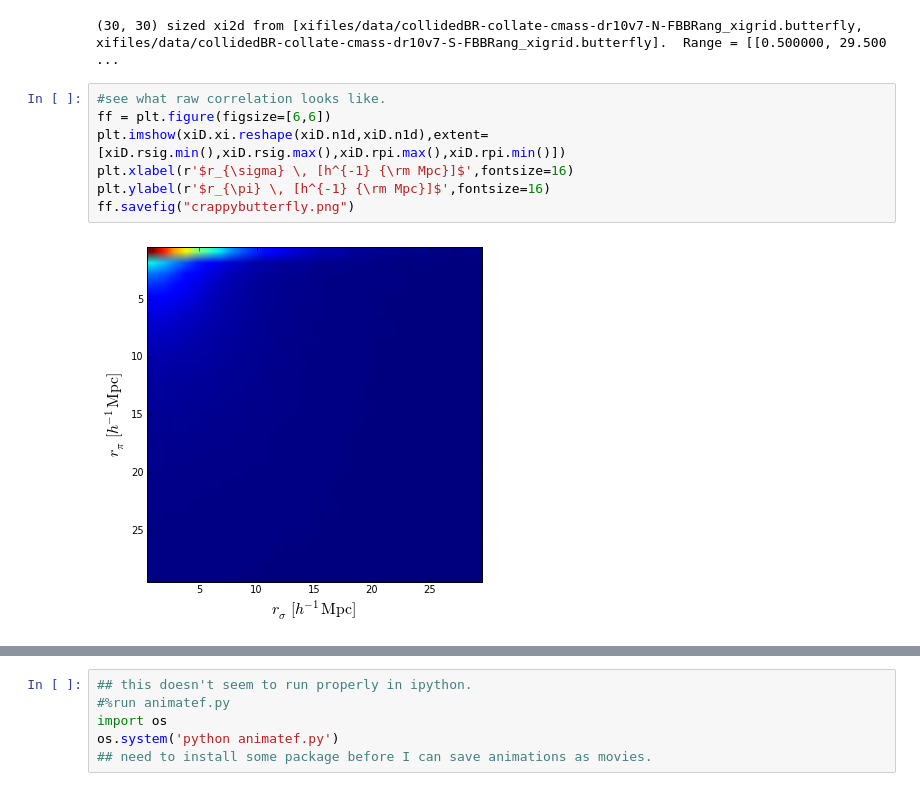
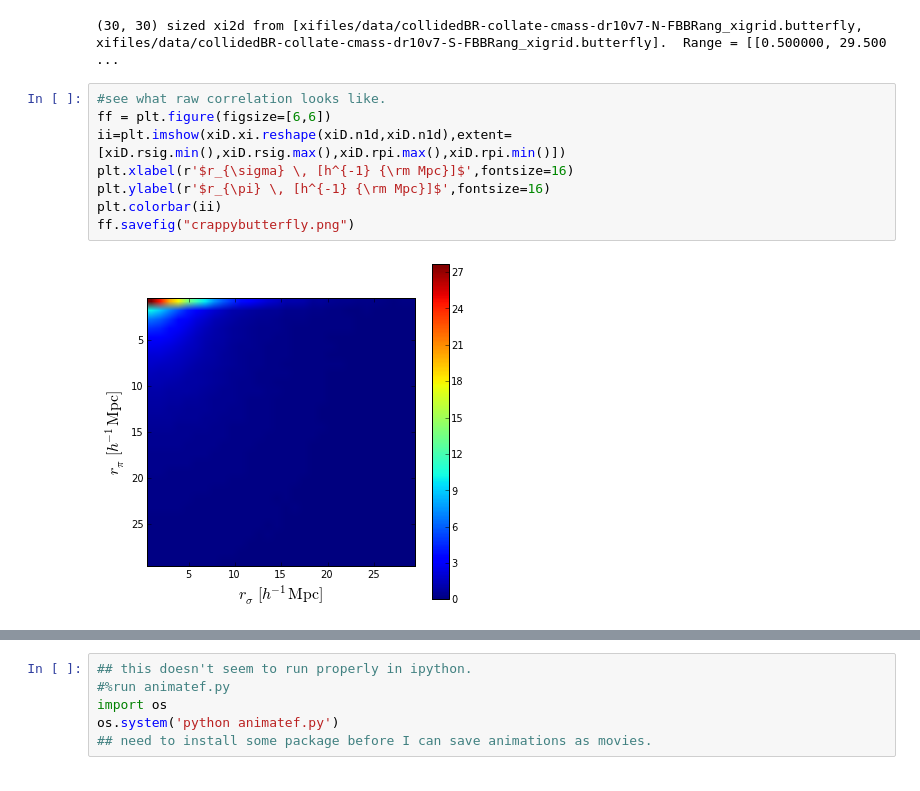
Before and after one commit to bareid/LSSanalysis, a Jupyter notebook: xidemo_public.ipynb, the cells around one changed output, grey strips where cells are left out. Cells and saved outputs as stored; diff of their text form.

```diff
--- a/xidemo_public.ipynb
+++ b/xidemo_public.ipynb
@@ -28,12 +34,13 @@ print xiD
 # %%
 #see what raw correlation looks like.
 ff = plt.figure(figsize=[6,6])
-plt.imshow(xiD.xi.reshape(xiD.n1d,xiD.n1d),extent=[xiD.rsig.min(),xiD.rsig.max(),xiD.rpi.max(),xiD.rpi.min()])
+ii=plt.imshow(xiD.xi.reshape(xiD.n1d,xiD.n1d),extent=[xiD.rsig.min(),xiD.rsig.max(),xiD.rpi.max(),xiD.rpi.min()])
 plt.xlabel(r'$r_{\sigma} \, [h^{-1} {\rm Mpc}]$',fontsize=16)
 plt.ylabel(r'$r_{\pi} \, [h^{-1} {\rm Mpc}]$',fontsize=16)
+plt.colorbar(ii)
 ff.savefig("crappybutterfly.png")
 # %% [output]
-[figure, old version]
+[figure, new version]
 # %%
 # let's do a log mapping of xi so we can see more structure.
 
```
Also changed, not shown: parts of 5 cells of this notebook, 10 other files.
